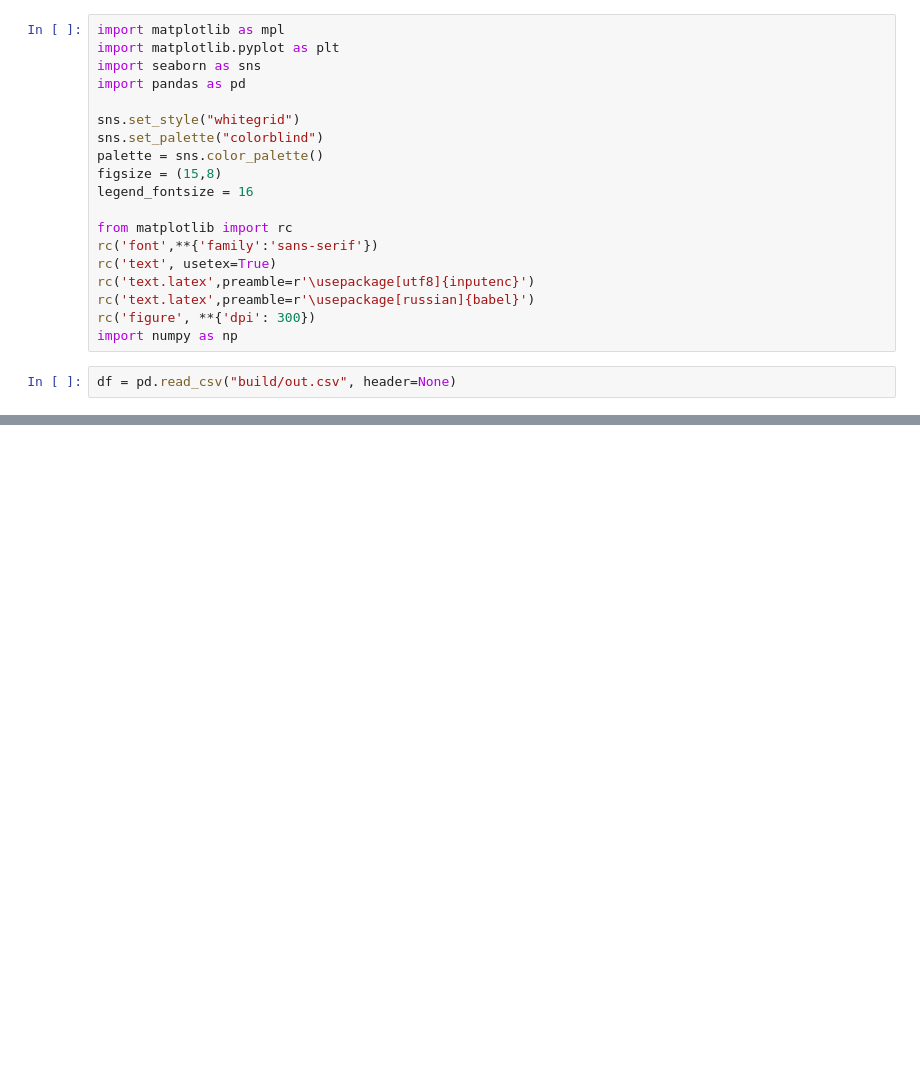
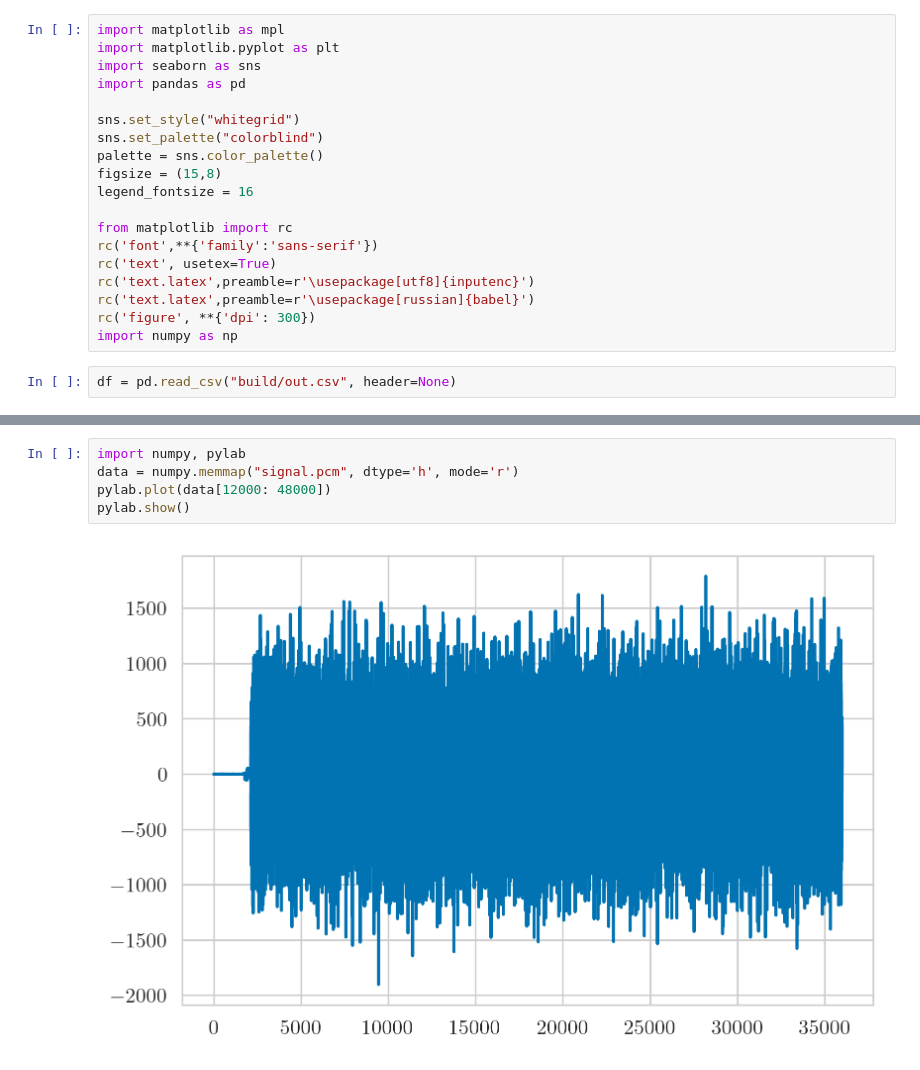
Before and after one commit to lIkesimba9/signals, a Jupyter notebook: detect_ofdm/visual.ipynb, the cells around one changed output, grey strips where cells are left out. Drawn from its saved outputs; the diff is of its cells as text; blank space fills up the shorter version.

```diff
--- a/detect_ofdm/visual.ipynb
+++ b/detect_ofdm/visual.ipynb
@@ -36,0 +47,7 @@ plt.show()
+# %%
+import numpy, pylab
+data = numpy.memmap("signal.pcm", dtype='h', mode='r')
+pylab.plot(data[12000: 48000])
+pylab.show()
+# %% [output]
+[figure, added]
```
Also changed, not shown: parts of 4 cells of this notebook, 1 other file.
